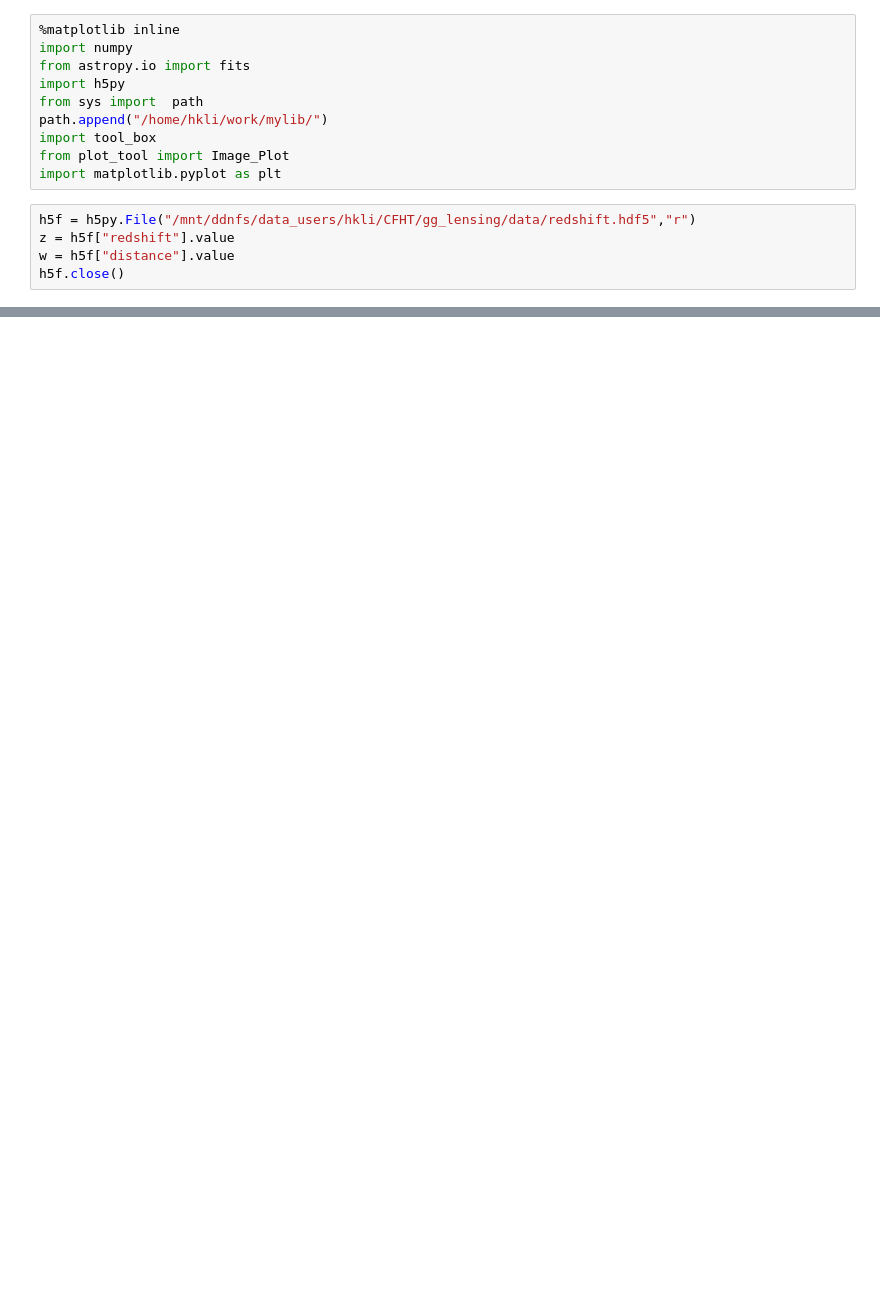
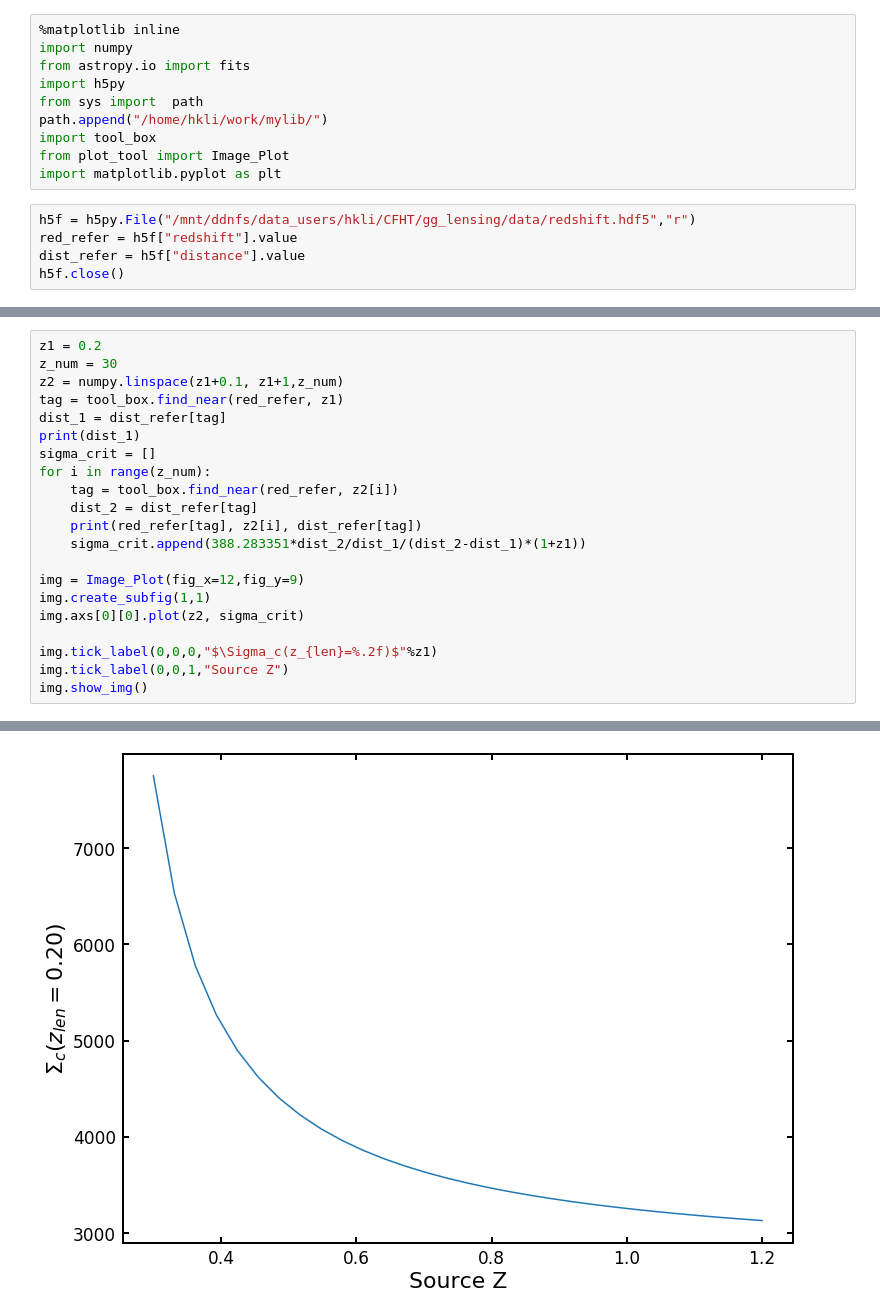
Before and after one commit to hekunlie/astrophy-research, a Jupyter notebook: jupyter/Cosmic distance.ipynb, the cells around one changed output, grey strips where cells are left out. Cells and saved outputs as stored; diff of their text form; blank space fills up the shorter version.

```diff
--- a/jupyter/Cosmic distance.ipynb
+++ b/jupyter/Cosmic distance.ipynb
@@ -10,7 +10,7 @@ from plot_tool import Image_Plot
 import matplotlib.pyplot as plt
 # %%
 h5f = h5py.File("/mnt/ddnfs/data_users/hkli/CFHT/gg_lensing/data/redshift.hdf5","r")
-z = h5f["redshift"].value
-w = h5f["distance"].value
+red_refer = h5f["redshift"].value
+dist_refer = h5f["distance"].value
 h5f.close()
 # %%
@@ -43,3 +43,25 @@ img.axs[0][0].legend(fontsize=img.legend_size)
 # %% [output]
 <matplotlib.legend.Legend at 0x...>
 [figure]
+# %%
+z1 = 0.2
+z_num = 30
+z2 = numpy.linspace(z1+0.1, z1+1,z_num)
+tag = tool_box.find_near(red_refer, z1)
+dist_1 = dist_refer[tag]
+print(dist_1)
+sigma_crit = []
+for i in range(z_num):
+    tag = tool_box.find_near(red_refer, z2[i])
+    dist_2 = dist_refer[tag]
+    print(red_refer[tag], z2[i], dist_refer[tag])
+    sigma_crit.append(388.283351*dist_2/dist_1/(dist_2-dist_1)*(1+z1))
+
+img = Image_Plot(fig_x=12,fig_y=9)
+img.create_subfig(1,1)
+img.axs[0][0].plot(z2, sigma_crit)
+
+img.tick_label(0,0,0,"$\Sigma_c(z_{len}=%.2f)$"%z1)
+img.tick_label(0,0,1,"Source Z")
+img.show_img()
+# %% [output]
@@ -45,0 +85 @@ img.axs[0][0].legend(fontsize=img.legend_size)
+[figure, added]
```
Also changed, not shown: parts of 3 cells of this notebook, 38 other files.
